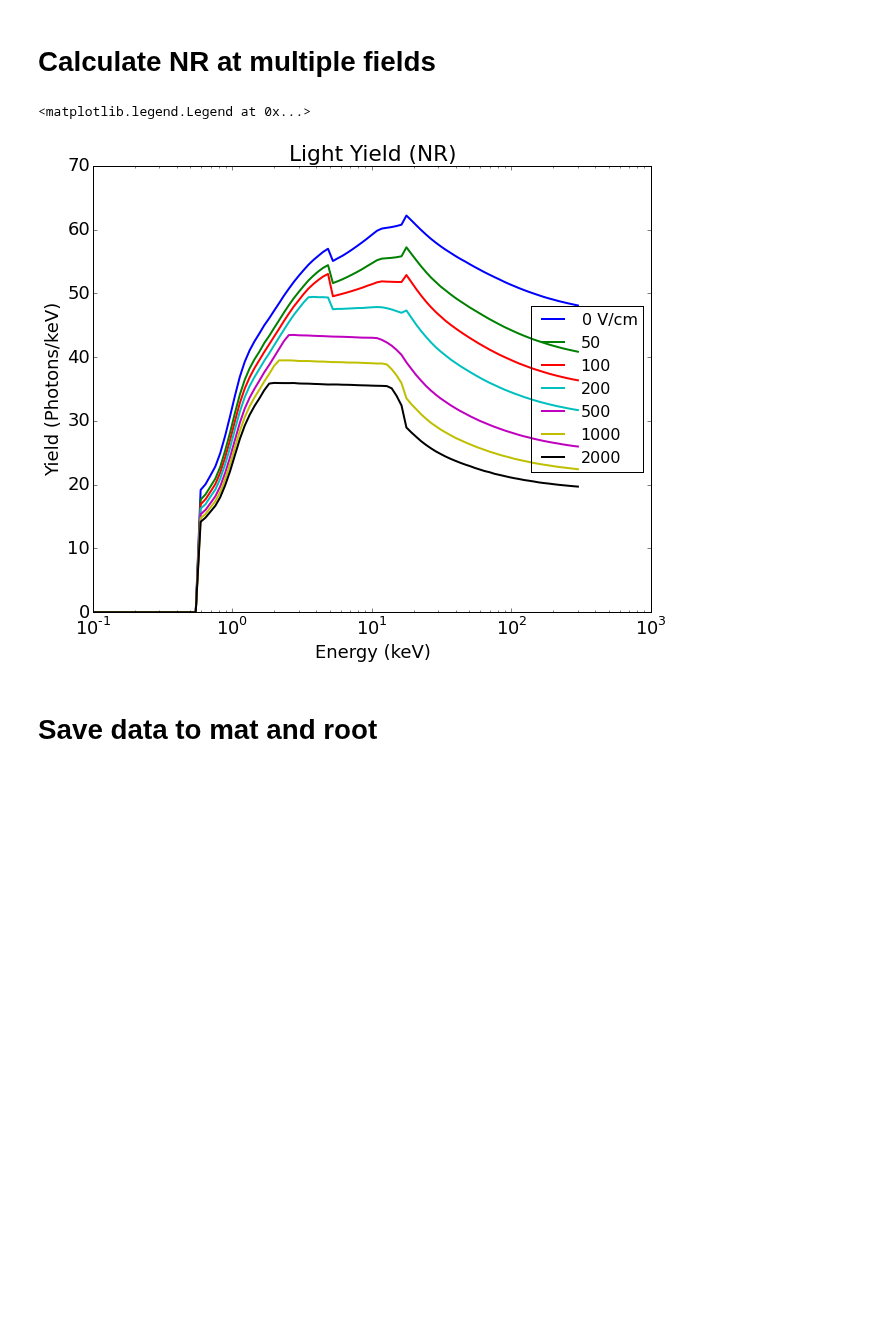
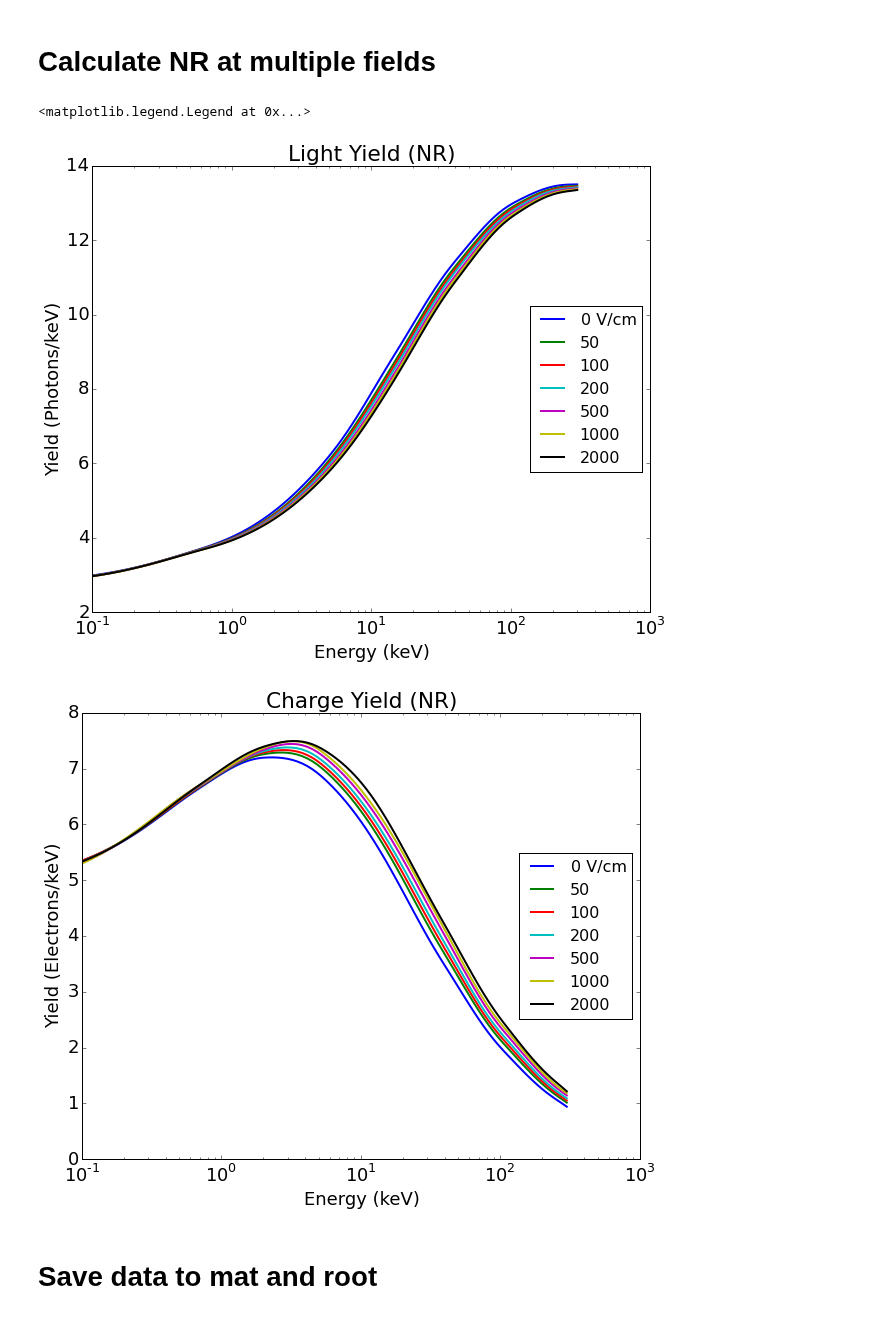
Before and after one commit to attdobi/iPyNb, a Jupyter notebook: PyNEST/libNEST-ValidationPlots.ipynb, the cells around one changed output. Saved outputs shown, nothing was run; the diff lists cells and outputs as text; code cells hidden in the pictures; blank space fills up the shorter version.

```diff
--- a/PyNEST/libNEST-ValidationPlots.ipynb
+++ b/PyNEST/libNEST-ValidationPlots.ipynb
@@ -216,38 +217,39 @@ for Ef in Efield:
 legend_text=[]
 for ii, Ef in enumerate(Efield):
     sLY = ip.UnivariateSpline(Energy, LY_list_nr[ii],s=.05)
-    #semilogx(Energy,sLY(Energy),linewidth=2)
-    semilogx(Energy,LY_list[ii],linewidth=2)
+    semilogx(Energy,sLY(Energy),linewidth=2)
+    #semilogx(Energy,LY_list_nr[ii],linewidth=2)
     if ii==0:
         legend_text.append(str(Ef)+' V/cm')
     else:
         legend_text.append(str(Ef))
 title('Light Yield (NR)')
 xlabel('Energy (keV)')
 ylabel('Yield (Photons/keV)')
 legend(legend_text,fontsize=16,loc='right')
 #xlim([0.1,10])
 #ylim([2,5])
 
 figure()
 legend_text=[]
 for ii, Ef in enumerate(Efield):
     sQY = ip.UnivariateSpline(Energy, QY_list_nr[ii],s=.05)
-    #semilogx(Energy,sQY(Energy),linewidth=2)
-    semilogx(Energy,QY_list[ii],'-',linewidth=2)
+    semilogx(Energy,sQY(Energy),linewidth=2)
+    #semilogx(Energy,QY_list_nr[ii],'-',linewidth=2)
     if ii==0:
         legend_text.append(str(Ef)+' V/cm')
     else:
         legend_text.append(str(Ef))
 title('Charge Yield (NR)')
 xlabel('Energy (keV)')
 ylabel('Yield (Electrons/keV)')
 
 #xlim([0.1,10])
 legend(legend_text,fontsize=16,loc='right')
 # %% [output]
 <matplotlib.legend.Legend at 0x...>
-[figure, old version]
+[figure, new version]
+[figure, added]
 # %% [markdown]
 <h1> Save data to mat and root </h1>
 # %%
```
Also changed, not shown: parts of 10 cells of this notebook.
